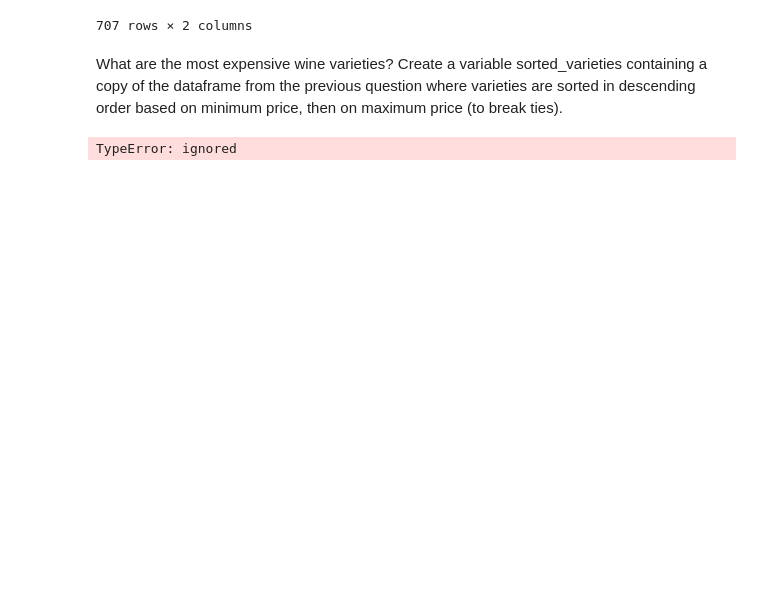
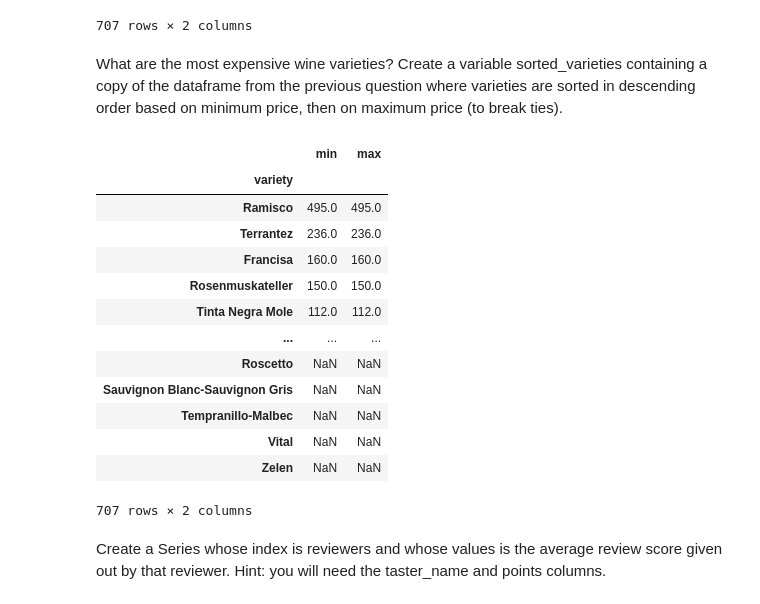
Before and after one commit to Daniel-Benson-Poe/66DaysOfData, a Jupyter notebook: Pandas_MiniCourse_on_Kaggle.ipynb, the cells around one changed output. Cells and saved outputs as stored; diff of their text form; code cells hidden in the pictures; blank space fills up the shorter version.

```diff
--- a/Pandas_MiniCourse_on_Kaggle.ipynb
+++ b/Pandas_MiniCourse_on_Kaggle.ipynb
@@ -1194,6 +1216,23 @@ reviews.groupby('variety')['price'].agg([min, max])
 # %% [markdown]
 What are the most expensive wine varieties? Create a variable sorted_varieties containing a copy of the dataframe from the previous question where varieties are sorted in descending order based on minimum price, then on maximum price (to break ties).
 # %%
-sorted_varieties = best_rating_per_price.sort_values(by=['min', 'max'], ascending=False)
+sorted_varieties = reviews.groupby('variety')['price'].agg([min, max]).sort_values(by=["min", "max"], ascending=False)
-# %% [output]
-TypeError: ignored
+# %%
+sorted_varieties
+# %% [output]
+|  | min | max |
+| variety |  |  |
+| Ramisco | 495.0 | 495.0 |
+| Terrantez | 236.0 | 236.0 |
+| Francisa | 160.0 | 160.0 |
+| Rosenmuskateller | 150.0 | 150.0 |
+| Tinta Negra Mole | 112.0 | 112.0 |
+| ... | ... | ... |
+| Roscetto | NaN | NaN |
+| Sauvignon Blanc-Sauvignon Gris | NaN | NaN |
+| Tempranillo-Malbec | NaN | NaN |
+| Vital | NaN | NaN |
+| Zelen | NaN | NaN |
+707 rows × 2 columns
+# %% [markdown]
+Create a Series whose index is reviewers and whose values is the average review score given out by that reviewer. Hint: you will need the taster_name and points columns.
```
Also changed, not shown: parts of 8 cells of this notebook.
